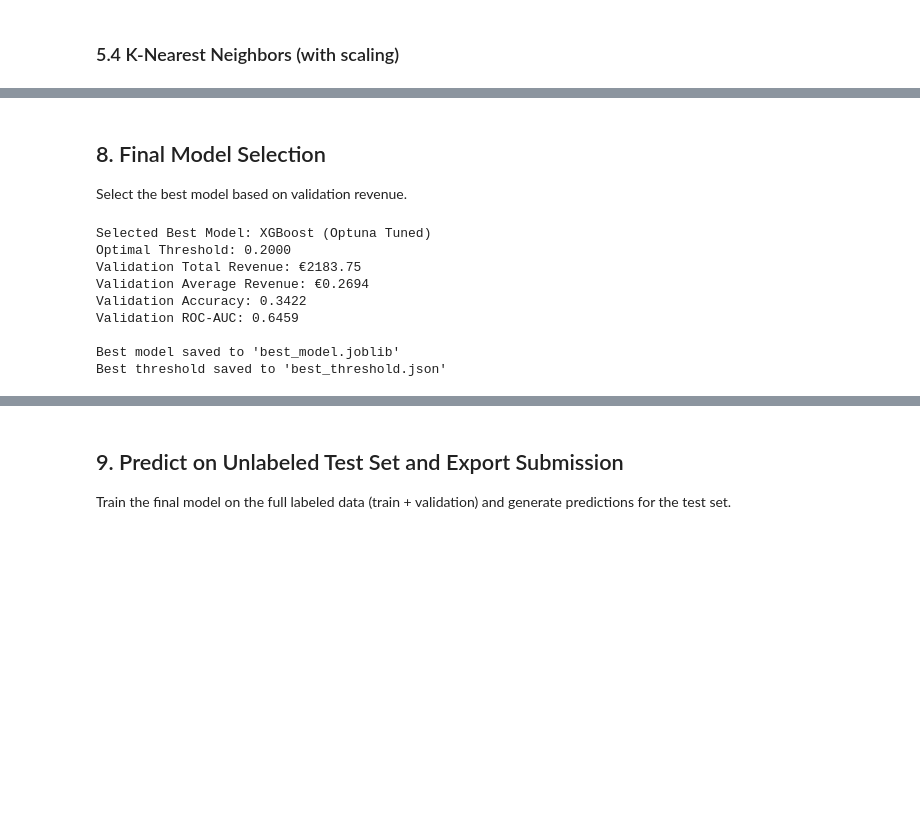
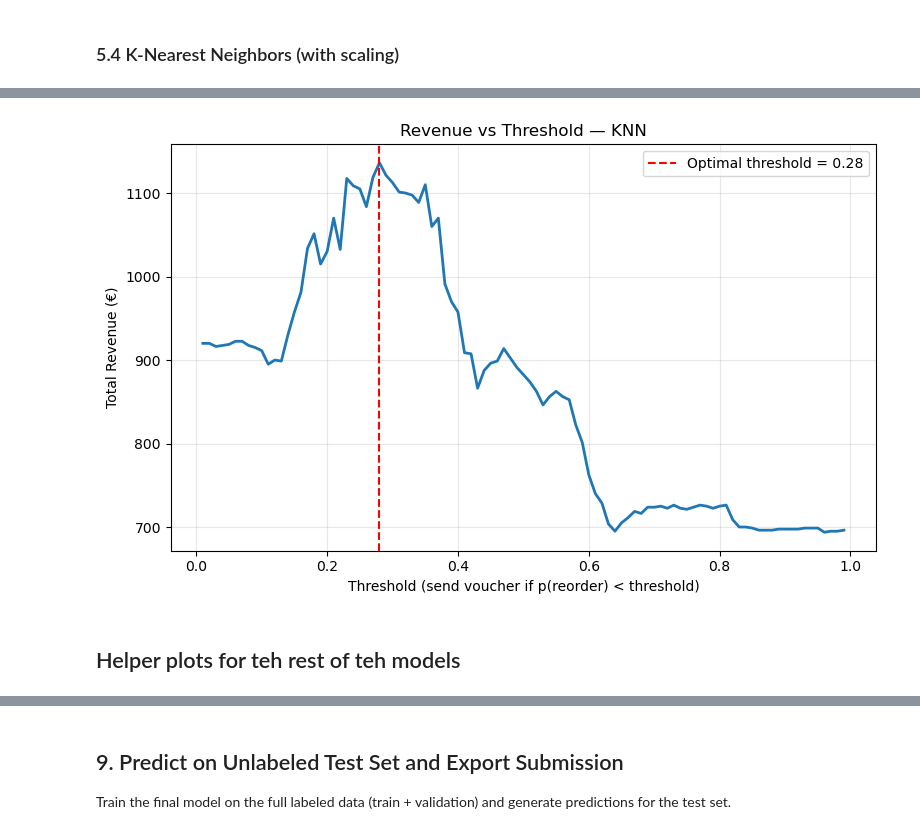
Before and after one commit to ungeralexan/ml_assignment, a Jupyter notebook: stand_safe_06_01/project.ipynb, the cells around one changed output, grey strips where cells are left out. Drawn from its saved outputs; the diff is of its cells as text; code cells hidden in the pictures; blank space fills up the shorter version.

```diff
--- a/stand_safe_06_01/project.ipynb
+++ b/stand_safe_06_01/project.ipynb
@@ -2189,34 +1551,24 @@ else:
-# %% [markdown]
-## 8. Final Model Selection
-
-Select the best model based on validation revenue.
-# %%
-# Select best model
-best_model_name = best_model_result['model_name']
-best_model = models[best_model_name]
-best_threshold = best_model_result['best_threshold']
-
-print(f"Selected Best Model: {best_model_name}")
-print(f"Optimal Threshold: {best_threshold:.4f}")
-print(f"Validation Total Revenue: €{best_model_result['total_revenue']:.2f}")
-print(f"Validation Average Revenue: €{best_model_result['avg_revenue']:.4f}")
-print(f"Validation Accuracy: {best_model_result['accuracy']:.4f}")
-print(f"Validation ROC-AUC: {best_model_result['roc_auc']:.4f}")
-
-# Save best model and threshold
-joblib.dump(best_model, 'best_model.joblib')
-print("\nBest model saved to 'best_model.joblib'")
-
-with open('best_threshold.json', 'w') as f:
-    json.dump({'threshold': float(best_threshold), 'model_name': best_model_name}, f, indent=2)
-print("Best threshold saved to 'best_threshold.json'")
-# %% [output]
-Selected Best Model: XGBoost (Optuna Tuned)
-Optimal Threshold: 0.2000
-Validation Total Revenue: €2183.75
-Validation Average Revenue: €0.2694
-Validation Accuracy: 0.3422
-Validation ROC-AUC: 0.6459
-
-Best model saved to 'best_model.joblib'
-Best threshold saved to 'best_threshold.json'
+# %%
+rev_df = result_knn["rev_curve"]  # if KeyError, try "threshold_results"
+
+plt.figure(figsize=(8, 5))
+plt.plot(rev_df["threshold"], rev_df["total_revenue"], linewidth=2)
+
+plt.axvline(
+    best_t,
+    color="red",
+    linestyle="--",
+    label=f"Optimal threshold = {best_t:.2f}"
+)
+
+plt.title("Revenue vs Threshold — KNN")
+plt.xlabel("Threshold (send voucher if p(reorder) < threshold)")
+plt.ylabel("Total Revenue (€)")
+plt.legend()
+plt.grid(alpha=0.3)
+plt.tight_layout()
+plt.show()
+# %% [output]
+[figure, added]
+# %% [markdown]
+## Helper plots for teh rest of teh models
```
Also changed, not shown: parts of 47 cells of this notebook.
